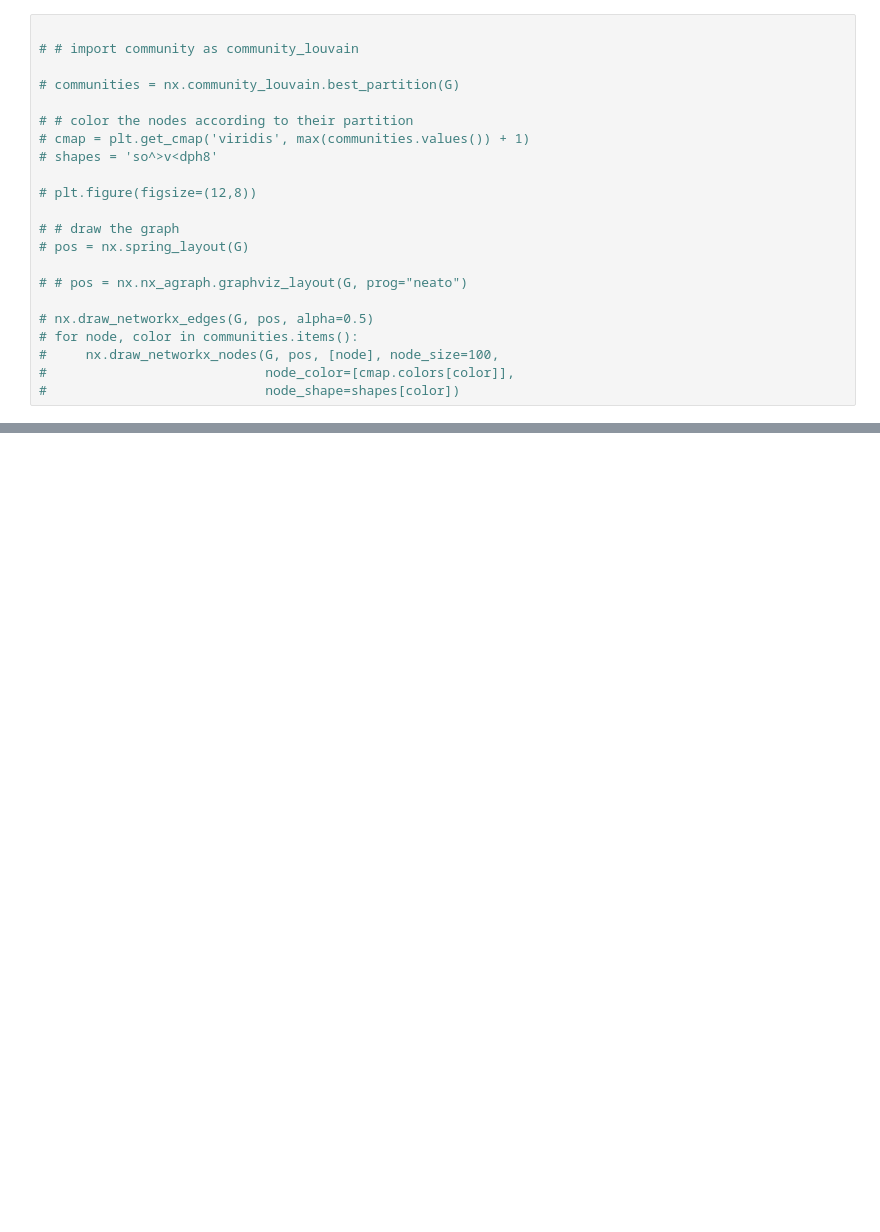
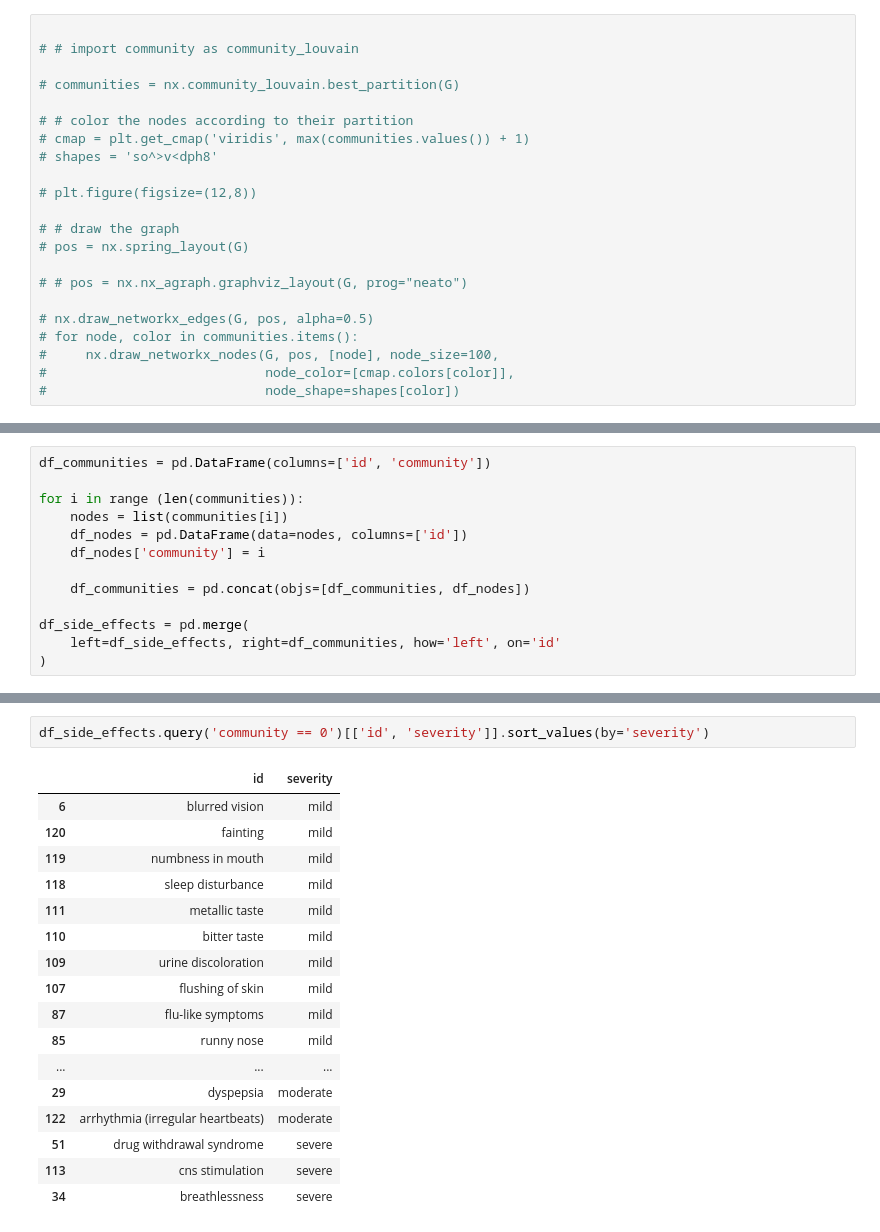
Before and after one commit to MylenaRoberta/medications-and-side-effects-networks, a Jupyter notebook: notebooks/05_projection-network-analysis.ipynb, the cells around one changed output, grey strips where cells are left out. Cells and saved outputs as stored; diff of their text form; blank space fills up the shorter version.

Commit message:
WIP: analysis of communities within the projection network

```diff
--- a/notebooks/05_projection-network-analysis.ipynb
+++ b/notebooks/05_projection-network-analysis.ipynb
@@ -349,0 +348,13 @@ len(communities)
+# %%
+df_communities = pd.DataFrame(columns=['id', 'community'])
+
+for i in range (len(communities)):
+    nodes = list(communities[i])
+    df_nodes = pd.DataFrame(data=nodes, columns=['id'])
+    df_nodes['community'] = i
+
+    df_communities = pd.concat(objs=[df_communities, df_nodes])
+
+df_side_effects = pd.merge(
+    left=df_side_effects, right=df_communities, how='left', on='id'
+)
@@ -349,0 +386,20 @@ len(communities)
+# %%
+df_side_effects.query('community == 0')[['id', 'severity']].sort_values(by='severity')
+# %% [output]
+|  | id | severity |
+| 6 | blurred vision | mild |
+| 120 | fainting | mild |
+| 119 | numbness in mouth | mild |
+| 118 | sleep disturbance | mild |
+| 111 | metallic taste | mild |
+| 110 | bitter taste | mild |
+| 109 | urine discoloration | mild |
+| 107 | flushing of skin | mild |
+| 87 | flu-like symptoms | mild |
+| 85 | runny nose | mild |
+| ... | ... | ... |
+| 29 | dyspepsia | moderate |
+| 122 | arrhythmia (irregular heartbeats) | moderate |
+| 51 | drug withdrawal syndrome | severe |
+| 113 | cns stimulation | severe |
+| 34 | breathlessness | severe |
```
Also changed, not shown: parts of 7 cells of this notebook.
